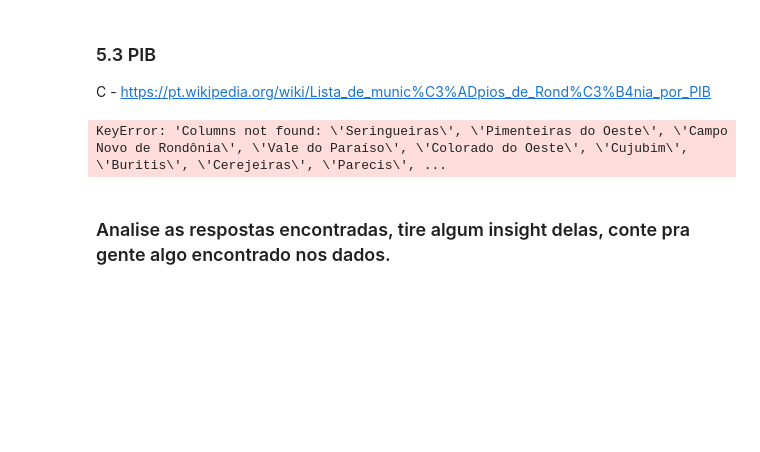
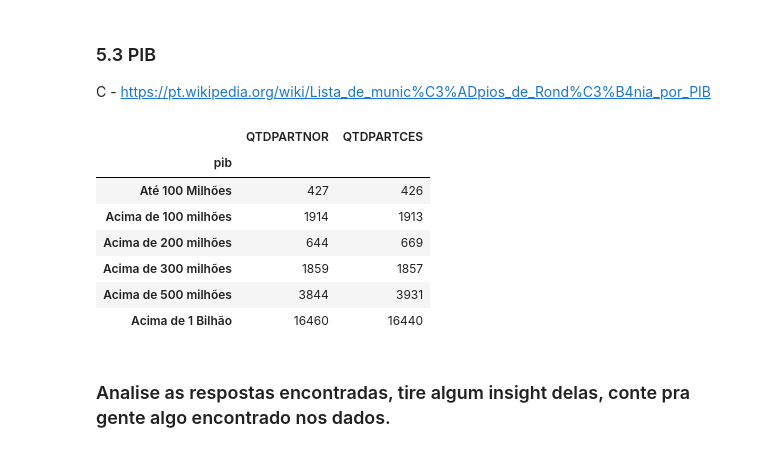
Before and after one commit to thomasgcosta/datascience-ebac, a Jupyter notebook: Tarefas/Mod9Tarefa2.ipynb, the cells around one changed output. Drawn from its saved outputs; the diff is of its cells as text; code cells hidden in the pictures; blank space fills up the shorter version.

```diff
--- a/Tarefas/Mod9Tarefa2.ipynb
+++ b/Tarefas/Mod9Tarefa2.ipynb
@@ -205,9 +205,16 @@ C - https://pt.wikipedia.org/wiki/Lista_de_munic%C3%ADpios_de_Rond%C3%B4nia_por_
 # %%
 bins = [0,100000,200000,300000,500000,1000000,float('inf')]
 cat_pib = pd.cut(df['pib'], bins=bins, labels=['Até 100 Milhões', 'Acima de 100 milhões', 'Acima de 200 milhões', 'Acima de 300 milhões','Acima de 500 milhões','Acima de 1 Bilhão'])
-df.groupby(cat_pib)['mun'].count()
+df.groupby(cat_pib)[['QTDPARTNOR','QTDPARTCES']].count()
 # %% [output]
-KeyError: 'Columns not found: \'Seringueiras\', \'Pimenteiras do Oeste\', \'Campo Novo de Rondônia\', \'Vale do Paraíso\', \'Colorado do Oeste\', \'Cujubim\', \'Buritis\', \'Cerejeiras\', \'Parecis\', ...
+|  | QTDPARTNOR | QTDPARTCES |
+| pib |  |  |
+| Até 100 Milhões | 427 | 426 |
+| Acima de 100 milhões | 1914 | 1913 |
+| Acima de 200 milhões | 644 | 669 |
+| Acima de 300 milhões | 1859 | 1857 |
+| Acima de 500 milhões | 3844 | 3931 |
+| Acima de 1 Bilhão | 16460 | 16440 |
 # %% [markdown]
 ### Analise as respostas encontradas, tire algum insight delas, conte pra gente algo encontrado nos dados.
 # %% [markdown]
```
Also changed, not shown: parts of 1 cell of this notebook, 1 other file.
